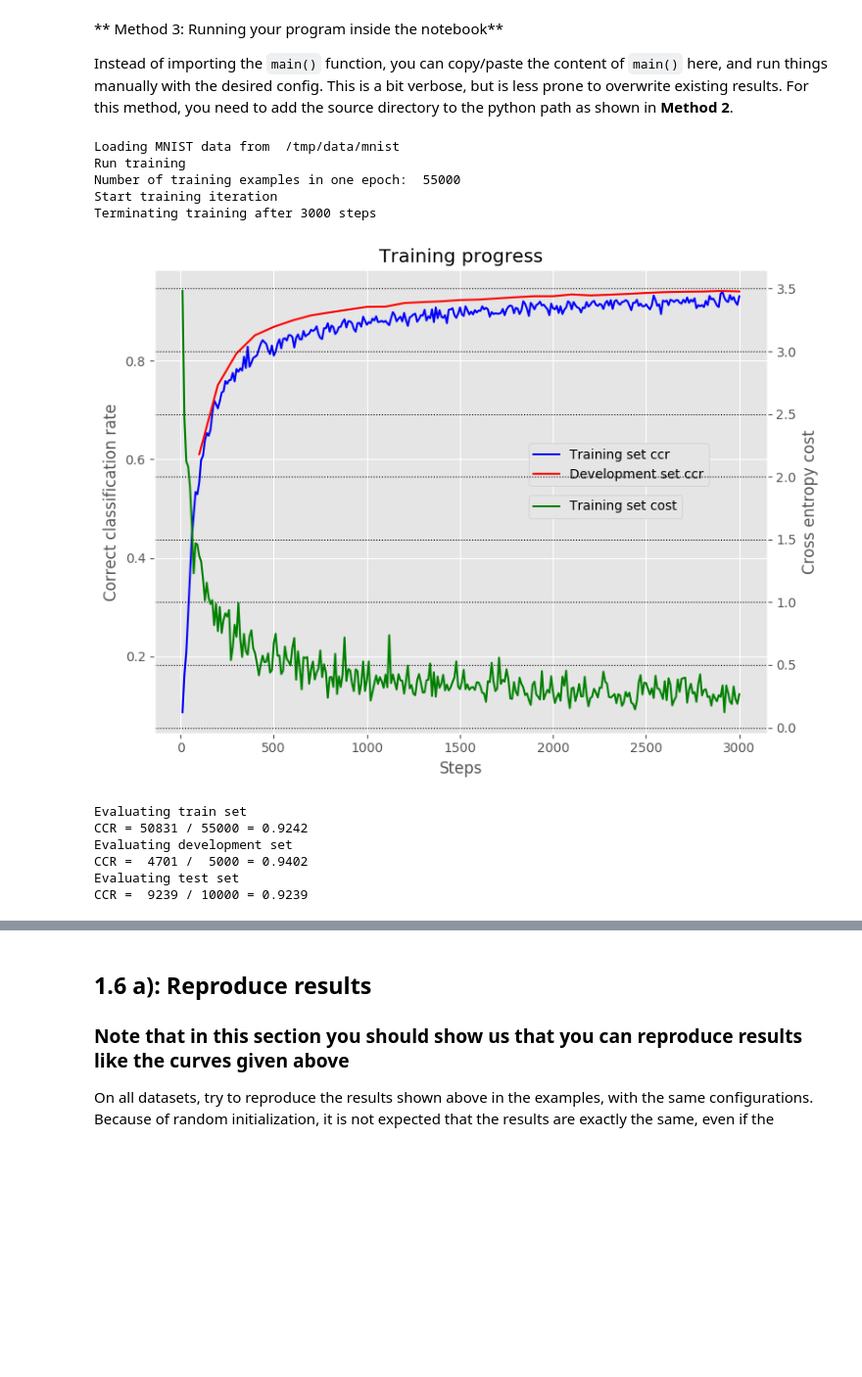
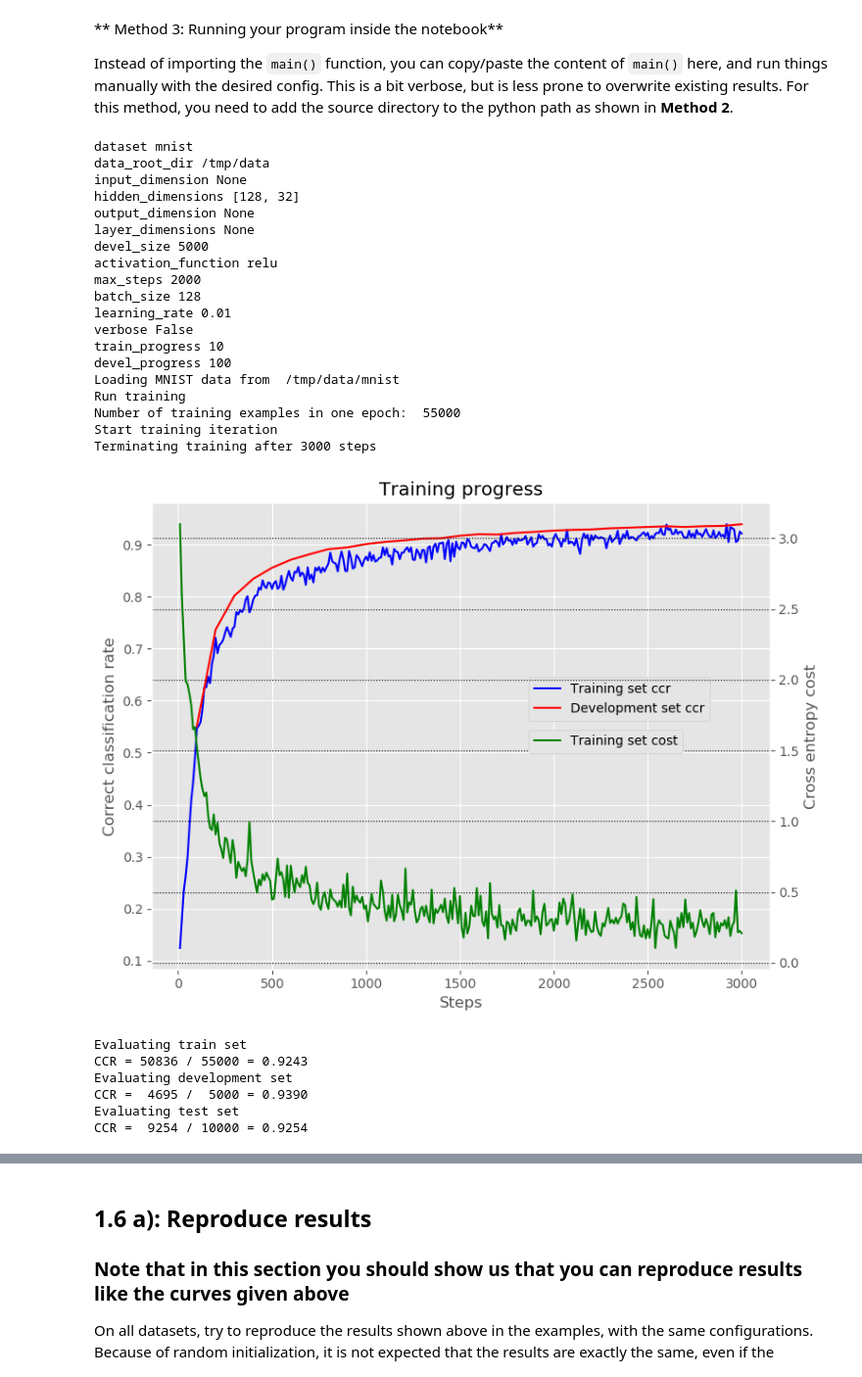
Before and after one commit to tlgjerberg/IN5400, a Jupyter notebook: mandetory1/uio_in5400_s2020_mandatory1_assignment.ipynb, the cells around one changed output, grey strips where cells are left out. Shown at 98% size. Drawn from its saved outputs; the diff is of its cells as text; code cells hidden in the pictures; blank space fills up the shorter version.

```diff
--- a/mandetory1/uio_in5400_s2020_mandatory1_assignment.ipynb
+++ b/mandetory1/uio_in5400_s2020_mandatory1_assignment.ipynb
@@ -544,40 +547,60 @@ import dnn.main as main
 import dnn.run as run
 
 # Import config, and do changes if you want to
 conf = main.config()
+
+for key in conf:
+    print(key, conf[key])
+
 conf['max_steps'] = 3000
+#conf['hidden_dimensions'] = [128, 64, 32]
+conf['dataset'] =
 
 X_train, Y_train, X_devel, Y_devel, X_test, Y_test = main.get_data(conf)
 
 params, train_progress, devel_progress = run.train(conf, X_train, Y_train, X_devel, Y_devel)
 
 main.plot_progress(train_progress, devel_progress)
 
 print("Evaluating train set")
 num_correct, num_evaluated = run.evaluate(conf, params, X_train, Y_train)
 print("CCR = {0:>5} / {1:>5} = {2:>6.4f}".format(num_correct, num_evaluated,
                                                  num_correct/num_evaluated))
 print("Evaluating development set")
 num_correct, num_evaluated = run.evaluate(conf, params, X_devel, Y_devel)
 print("CCR = {0:>5} / {1:>5} = {2:>6.4f}".format(num_correct, num_evaluated,
                                                  num_correct/num_evaluated))
 print("Evaluating test set")
 num_correct, num_evaluated = run.evaluate(conf, params, X_test, Y_test)
 print("CCR = {0:>5} / {1:>5} = {2:>6.4f}".format(num_correct, num_evaluated,
                                                  num_correct/num_evaluated))
 # %% [output]
+dataset mnist
+data_root_dir /tmp/data
+input_dimension None
+hidden_dimensions [128, 32]
+output_dimension None
+layer_dimensions None
+devel_size 5000
+activation_function relu
+max_steps 2000
+batch_size 128
+learning_rate 0.01
+verbose False
+train_progress 10
+devel_progress 100
 Loading MNIST data from  /tmp/data/mnist
 Run training
 Number of training examples in one epoch:  55000
 Start training iteration
 Terminating training after 3000 steps
-[figure, old version]
+[figure, new version]
 Evaluating train set
-CCR = 50831 / 55000 = 0.9242
+CCR = 50836 / 55000 = 0.9243
 Evaluating development set
-CCR =  4701 /  5000 = 0.9402
+CCR =  4695 /  5000 = 0.9390
 Evaluating test set
-CCR =  9239 / 10000 = 0.9239
+CCR =  9254 / 10000 = 0.9254
 # %% [markdown]
 ### Examples
 
```
Also changed, not shown: parts of 8 cells of this notebook, 1 other file.
